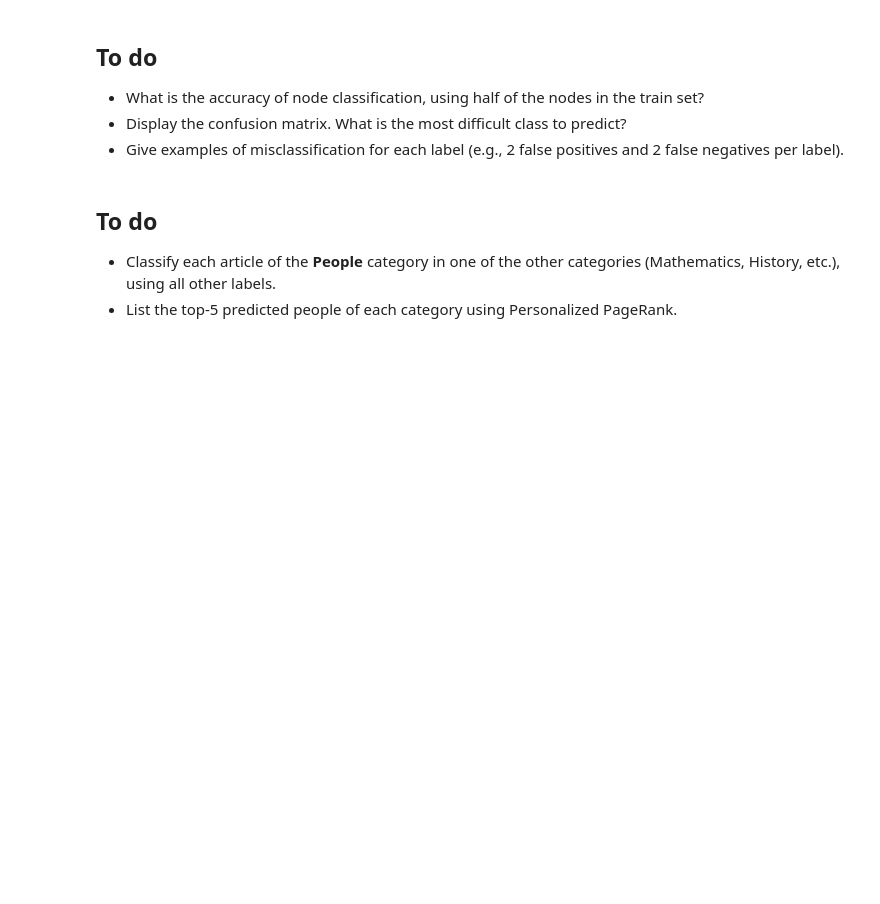
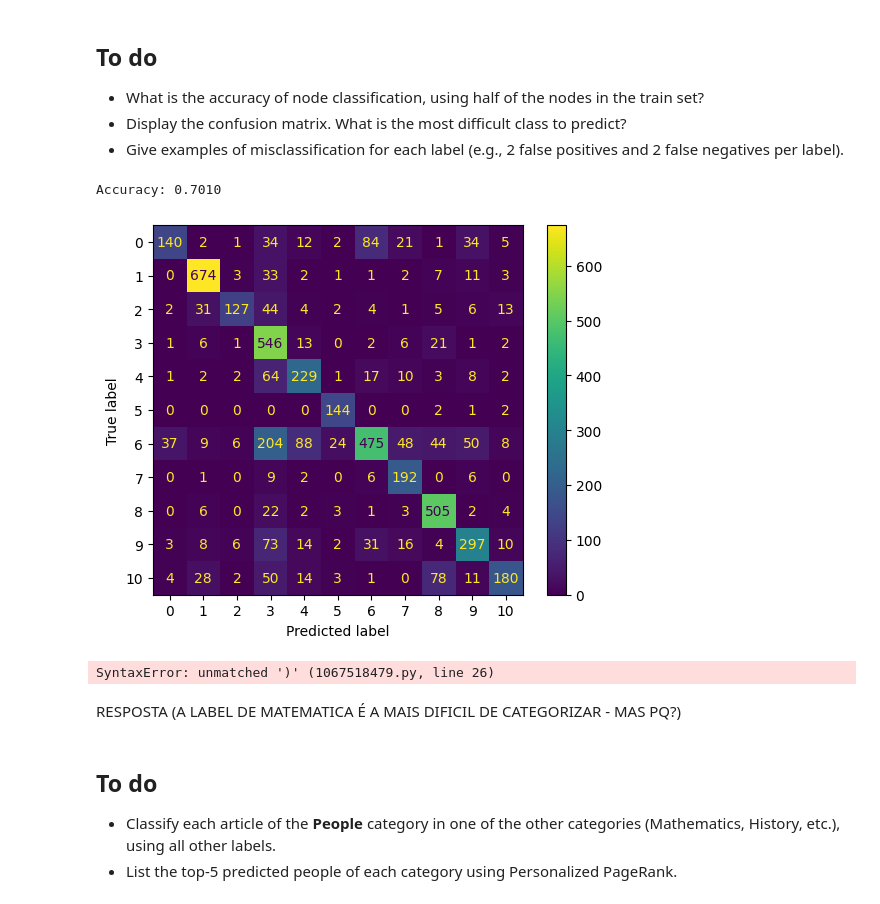
Before and after one commit to rafaela-pinheiro/SD212-Graph-Learning, a Jupyter notebook: 5 Heat Diffusion/5-diffusion.ipynb, the cells around one changed output. Saved outputs shown, nothing was run; the diff lists cells and outputs as text; code cells hidden in the pictures; blank space fills up the shorter version.

```diff
--- a/5 Heat Diffusion/5-diffusion.ipynb
+++ b/5 Heat Diffusion/5-diffusion.ipynb
@@ -344,3 +421,64 @@ print(names_labels_WV)
 * What is the accuracy of node classification, using half of the nodes in the train set?
 * Display the confusion matrix. What is the most difficult class to predict?
 * Give examples of misclassification for each label (e.g., 2 false positives and 2 false negatives per label).
+# %%
+from sklearn import metrics
+from matplotlib import pyplot as plt
+
+num_nodes = adjacencyWV.shape[0]
+full_labels = -1 * np.ones(num_nodes, dtype=int)
+indices = np.arange(num_nodes)
+train_idx, test_idx = train_test_split(
+    indices, test_size=0.5, stratify=labelsWV
+)
+
+full_labels[train_idx] = labelsWV[train_idx]
+
+diff_clf = DiffusionClassifier()
+diff_clf.fit(adjacencyWV, full_labels)
+
+y_pred = diff_clf.predict()[test_idx]
+
+labels_unique = np.unique(labelsWV[test_idx])
+
+print(f"Accuracy: {accuracy_score(labelsWV[test_idx], y_pred):.4f}")
+
+confusion_matrix = metrics.confusion_matrix(labelsWV[test_idx], y_pred, labels=labels_unique)
+cm_display = metrics.ConfusionMatrixDisplay(confusion_matrix=confusion_matrix, display_labels=labels_unique)
+
+cm_display.plot()
+plt.show()
+# %% [output]
+Accuracy: 0.7010
+[figure, added]
+# %%
+from sklearn import metrics
+from matplotlib import pyplot as plt
+
+num_nodes = adjacency.shape[0]
+full_labels = -1 * np.ones(num_nodes, dtype=int)
+indices = np.arange(num_nodes)
+train_idx, test_idx = train_test_split(
+    indices, test_size=0.5, stratify=labelsWV
+)
+
+full_labels[train_idx] = labelsWV[train_idx]
+
+diff_clf = DiffusionClassifier()
+diff_clf.fit(adjacency, full_labels)
+
+# Faz predição apenas para os nós de teste
+y_pred = diff_clf.predict()[test_idx]
+
+print(f"Accuracy: {accuracy_score(labelsWV[test_idx], y_pred):.4f}")
+
+confusion_matrix = metrics.confusion_matrix(labelsWV[test_idx], y_pred)
+cm_display = metrics.ConfusionMatrixDisplay(confusion_matrix = confusion_matrix)
+
+cm_display.plot()
+plt.show()
+)
+# %% [output]
+SyntaxError: unmatched ')' (1067518479.py, line 26)
+# %% [markdown]
+RESPOSTA (A LABEL DE MATEMATICA É A MAIS DIFICIL DE CATEGORIZAR - MAS PQ?)
```
Also changed, not shown: parts of 15 cells of this notebook.
